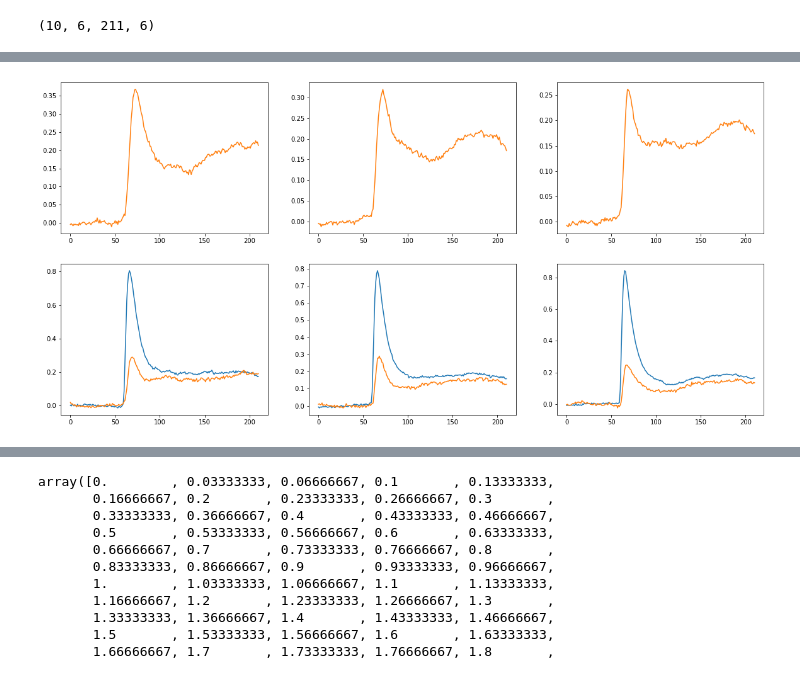
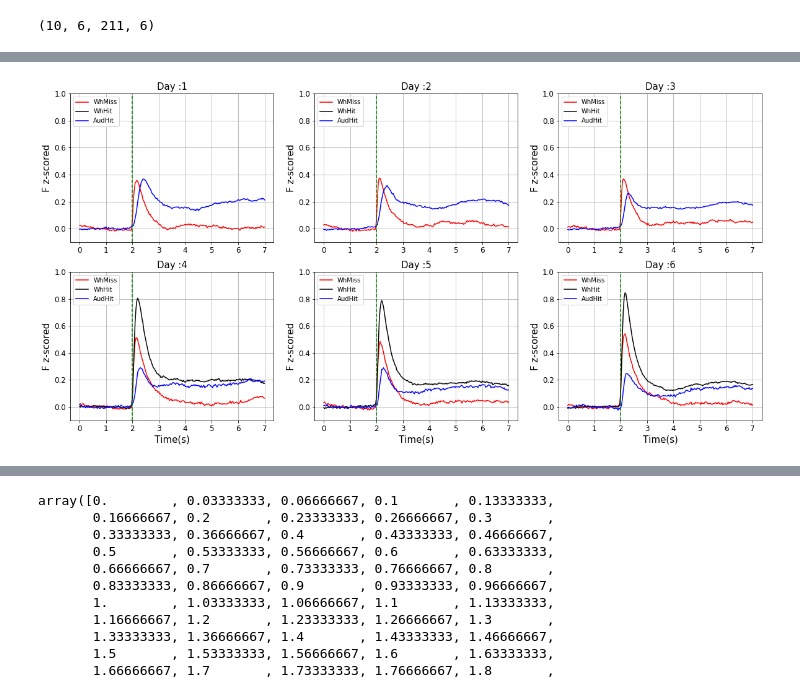
Before and after one commit to foustoukosg/CalciumImagingPython, a Jupyter notebook: Plot_Mean_Responses.ipynb, the cells around one changed output, grey strips where cells are left out. Drawn from its saved outputs; the diff is of its cells as text; code cells hidden in the pictures.

```diff
--- a/Plot_Mean_Responses.ipynb
+++ b/Plot_Mean_Responses.ipynb
@@ -107,0 +410,15 @@ dataDays.shape
+# %%
+locs = range(6)
+plt.figure(figsize=(14, 7))
+plt.grid(True,linestyle='-')
+#plt.plot(maxWhMiss,linewidth = 3,color = 'k',label = 'All')
+plt.plot(maxWhMissSS,linewidth = 3,color = 'r',label = 'SS')
+plt.plot(maxWhMissFS,linewidth = 3,color = 'g',label = 'FS')
+#plt.plot(maxWhMissControl,linewidth = 3,color = 'b',label = 'C')
+plt.ylabel('Peak Sensory Response (WhMiss)',fontsize=12)
+plt.xlabel('Days of Imaging',fontsize=12)
+plt.rc('xtick', labelsize=12)
+plt.rc('ytick', labelsize=12)
+plt.legend(loc='upper left',fontsize = 'xx-large')
+new_xticks=['1','2','3','4','5','6']
+plt.xticks(locs,new_xticks)
@@ -107,0 +469,14 @@ dataDays.shape
+# %%
+locs = range(6)
+plt.figure(figsize=(18, 10))
+plt.grid(True,linestyle='-')
+plt.plot(maxAH,linewidth = 3,color = 'k',label = 'All')
+plt.plot(maxAHSS,linewidth = 3,color = 'r',label = 'SS')
+plt.plot(maxAHFS,linewidth = 3,color = 'g',label = 'FS')
+plt.ylabel('Peak Sensory Response (WhMiss)',fontsize=20)
+plt.xlabel('Days of Imaging',fontsize=20)
+plt.rc('xtick', labelsize=20)
+plt.rc('ytick', labelsize=20)
+plt.legend(loc='upper left',fontsize = 'xx-large')
+new_xticks=['1','2','3','4','5','6']
+plt.xticks(locs,new_xticks)
@@ -108,9 +492,21 @@ dataDays.shape
 # %%
+time = np.array(range(0,211))/30
 plt.figure(figsize=(20, 15))
 for i in range(6):
     plt.subplot(3,3,i+1)
-    plt.plot(np.mean(dataDays[:,i,:,2],axis = 0))
-    plt.plot(np.mean(dataDays[:,i,:,3],axis = 0))
+    plt.ylim(-0.1,1)
+    plt.plot(time,np.mean(dataDays[:,i,:,0],axis = 0),'r',label = 'WhMiss')
+    plt.title('Day :' + str(i+1),fontsize=15)
+    if i in [3,4,5]:
+        plt.xlabel('Time(s)',fontsize=15)
+    plt.ylabel('F z-scored',fontsize=15)
+    plt.plot(time,np.mean(dataDays[:,i,:,2],axis = 0),'k',label = 'WhHit')
+    plt.plot(time,np.mean(dataDays[:,i,:,3],axis = 0),'b',label = 'AudHit')
+    plt.legend(loc='upper left')
+    plt.grid(True,linestyle='-')
+    plt.axvline(x=2,color = 'g',linestyle='--')
+    plt.rc('xtick', labelsize=12)
+    plt.rc('ytick', labelsize=12)
     #plt.plot(np.mean(AllData[i]['WH']['WHDFF'],axis = (0,2))[:]-np.mean(AllData[i]['CR']['CRDFF'],axis = (0,2))[:])
 # %% [output]
-[figure, old version]
+[figure, new version]
```
Also changed, not shown: parts of 26 cells of this notebook, 8 other files.
